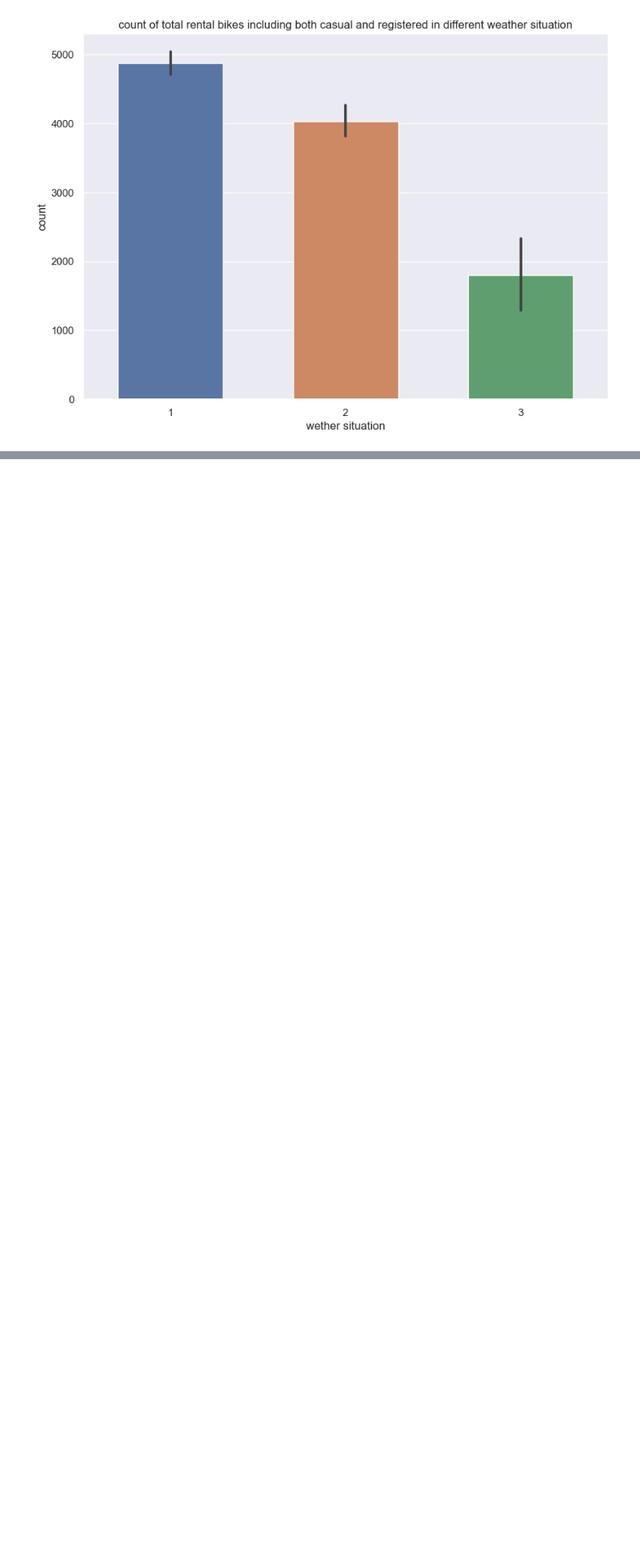
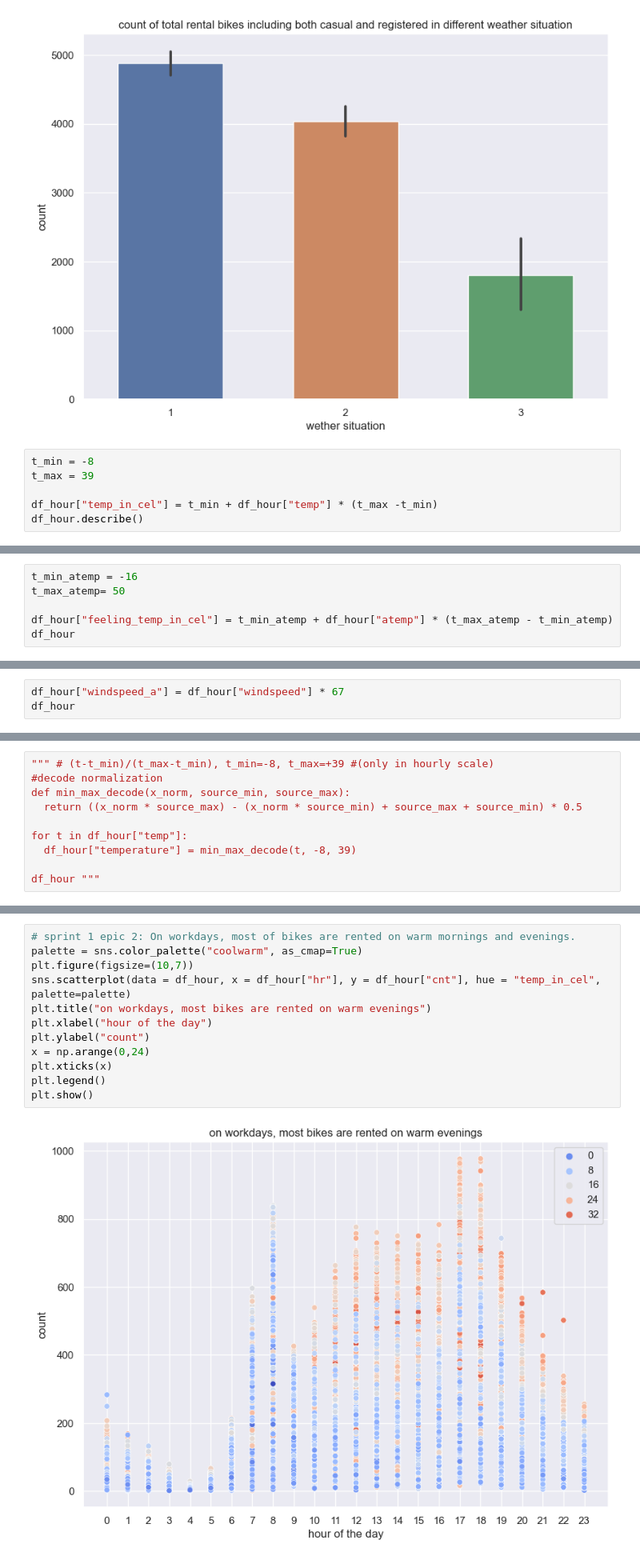
Before and after one commit to satomi26/Project-3-capital-bike-share, a Jupyter notebook: capital_bike.ipynb, the cells around one changed output, grey strips where cells are left out. Shown at 80% size. Cells and saved outputs as stored; diff of their text form; blank space fills up the shorter version.

```diff
--- a/capital_bike.ipynb
+++ b/capital_bike.ipynb
@@ -517,3 +517,9 @@ plt.title("count of total rental bikes including both casual and registered in d
 plt.show()
 # %% [output]
 [figure]
+# %%
+t_min = -8
+t_max = 39
+
+df_hour["temp_in_cel"] = t_min + df_hour["temp"] * (t_max -t_min)
+df_hour.describe()
@@ -519,0 +536,6 @@ plt.show()
+# %%
+t_min_atemp = -16
+t_max_atemp= 50
+
+df_hour["feeling_temp_in_cel"] = t_min_atemp + df_hour["atemp"] * (t_max_atemp - t_min_atemp)
+df_hour
@@ -519,0 +568,3 @@ plt.show()
+# %%
+df_hour["windspeed_a"] = df_hour["windspeed"] * 67
+df_hour
@@ -519,0 +597,10 @@ plt.show()
+# %%
+""" # (t-t_min)/(t_max-t_min), t_min=-8, t_max=+39 #(only in hourly scale)
+#decode normalization
+def min_max_decode(x_norm, source_min, source_max):
+  return ((x_norm * source_max) - (x_norm * source_min) + source_max + source_min) * 0.5
+
+for t in df_hour["temp"]:
+  df_hour["temperature"] = min_max_decode(t, -8, 39)
+
+df_hour """
@@ -519,0 +609,14 @@ plt.show()
+# %%
+# sprint 1 epic 2: On workdays, most of bikes are rented on warm mornings and evenings.
+palette = sns.color_palette("coolwarm", as_cmap=True)
+plt.figure(figsize=(10,7))
+sns.scatterplot(data = df_hour, x = df_hour["hr"], y = df_hour["cnt"], hue = "temp_in_cel", palette=palette)
+plt.title("on workdays, most bikes are rented on warm evenings")
+plt.xlabel("hour of the day")
+plt.ylabel("count")
+x = np.arange(0,24)
+plt.xticks(x)
+plt.legend()
+plt.show()
+# %% [output]
+[figure, added]
```
Also changed, not shown: parts of 21 cells of this notebook.
